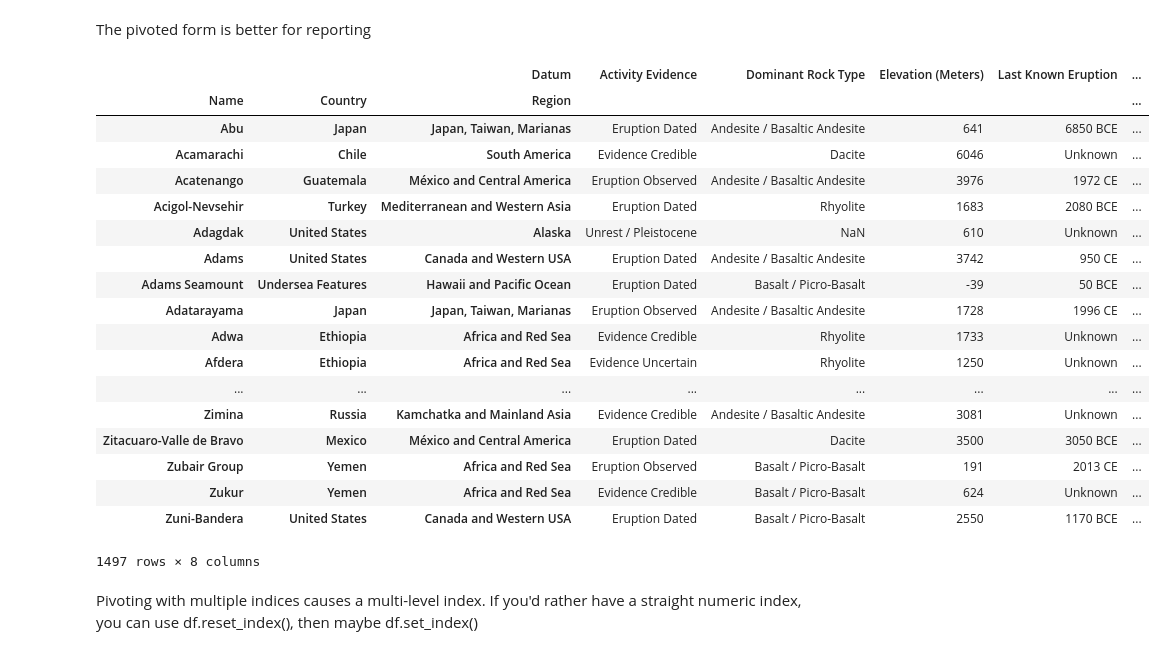
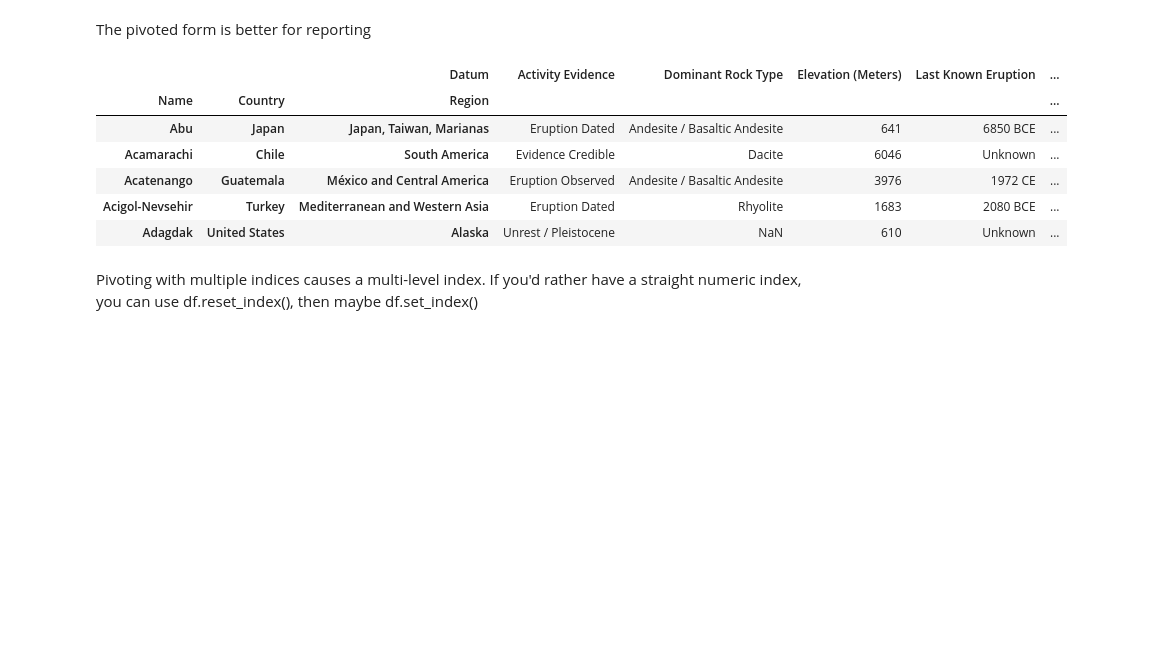
Before and after one commit to aschet01/cookbook, a Jupyter notebook: pandas.ipynb, the cells around one changed output. Drawn from its saved outputs; the diff is of its cells as text; code cells hidden in the pictures; blank space fills up the shorter version.

```diff
--- a/pandas.ipynb
+++ b/pandas.ipynb
@@ -588,30 +588,18 @@ The pivoted form is better for reporting
 # %%
 pivoted = melted.pivot_table(index=['Name', 'Country', 'Region'],     # Which columns don't get unstacked
                              columns='Datum',                         # Which column does get unstacked
                              values='Value',                          # Which of the other columns is used to fill in the values
                              aggfunc='first')                         # How to resolve multiple entries for an index entry
                                                                       # This one works with string data.
-pivoted
+pivoted.head()
 # %% [output]
 |  |  | Datum | Activity Evidence | Dominant Rock Type | Elevation (Meters) | Last Known Eruption | ... |
 | Name | Country | Region |  |  |  |  | ... |
 | Abu | Japan | Japan, Taiwan, Marianas | Eruption Dated | Andesite / Basaltic Andesite | 641 | 6850 BCE | ... |
 | Acamarachi | Chile | South America | Evidence Credible | Dacite | 6046 | Unknown | ... |
 | Acatenango | Guatemala | México and Central America | Eruption Observed | Andesite / Basaltic Andesite | 3976 | 1972 CE | ... |
 | Acigol-Nevsehir | Turkey | Mediterranean and Western Asia | Eruption Dated | Rhyolite | 1683 | 2080 BCE | ... |
 | Adagdak | United States | Alaska | Unrest / Pleistocene | NaN | 610 | Unknown | ... |
-| Adams | United States | Canada and Western USA | Eruption Dated | Andesite / Basaltic Andesite | 3742 | 950 CE | ... |
-| Adams Seamount | Undersea Features | Hawaii and Pacific Ocean | Eruption Dated | Basalt / Picro-Basalt | -39 | 50 BCE | ... |
-| Adatarayama | Japan | Japan, Taiwan, Marianas | Eruption Observed | Andesite / Basaltic Andesite | 1728 | 1996 CE | ... |
-| Adwa | Ethiopia | Africa and Red Sea | Evidence Credible | Rhyolite | 1733 | Unknown | ... |
-| Afdera | Ethiopia | Africa and Red Sea | Evidence Uncertain | Rhyolite | 1250 | Unknown | ... |
-| ... | ... | ... | ... | ... | ... | ... | ... |
-| Zimina | Russia | Kamchatka and Mainland Asia | Evidence Credible | Andesite / Basaltic Andesite | 3081 | Unknown | ... |
-| Zitacuaro-Valle de Bravo | Mexico | México and Central America | Eruption Dated | Dacite | 3500 | 3050 BCE | ... |
-| Zubair Group | Yemen | Africa and Red Sea | Eruption Observed | Basalt / Picro-Basalt | 191 | 2013 CE | ... |
-| Zukur | Yemen | Africa and Red Sea | Evidence Credible | Basalt / Picro-Basalt | 624 | Unknown | ... |
-| Zuni-Bandera | United States | Canada and Western USA | Eruption Dated | Basalt / Picro-Basalt | 2550 | 1170 BCE | ... |
-1497 rows × 8 columns
 # %% [markdown]
 Pivoting with multiple indices causes a multi-level index. If you'd rather have a straight numeric index, you can use df.reset_index(), then maybe df.set_index()
 # %%
```
Also changed, not shown: parts of 9 cells of this notebook.
